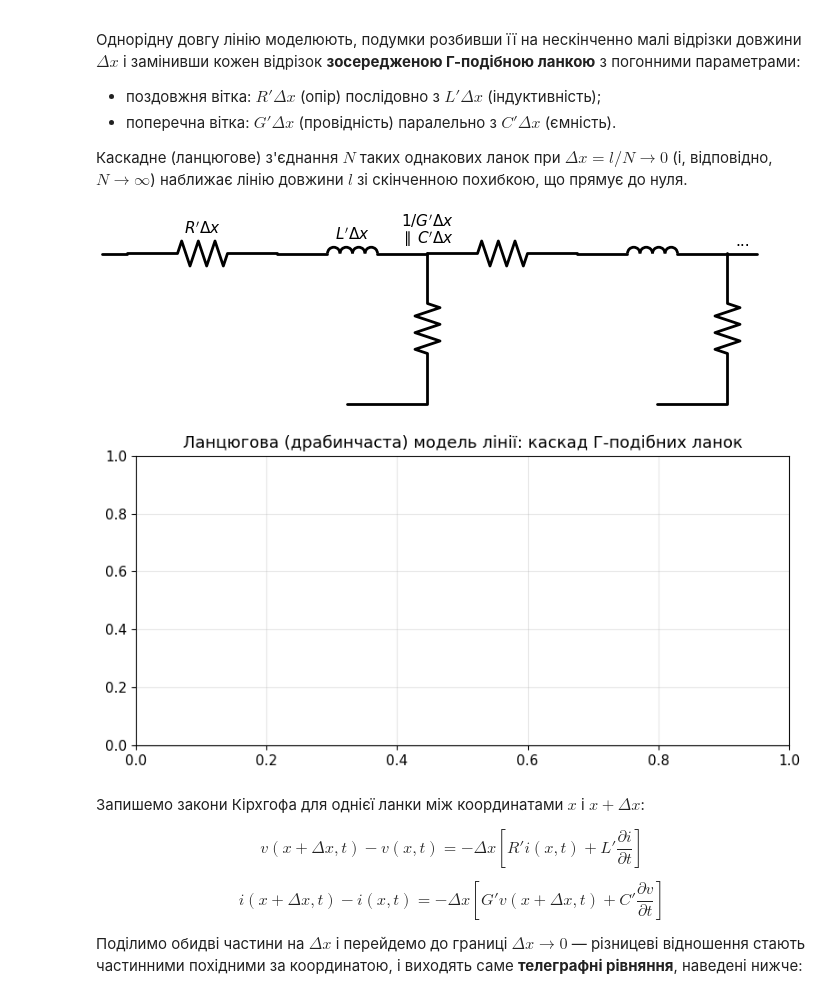
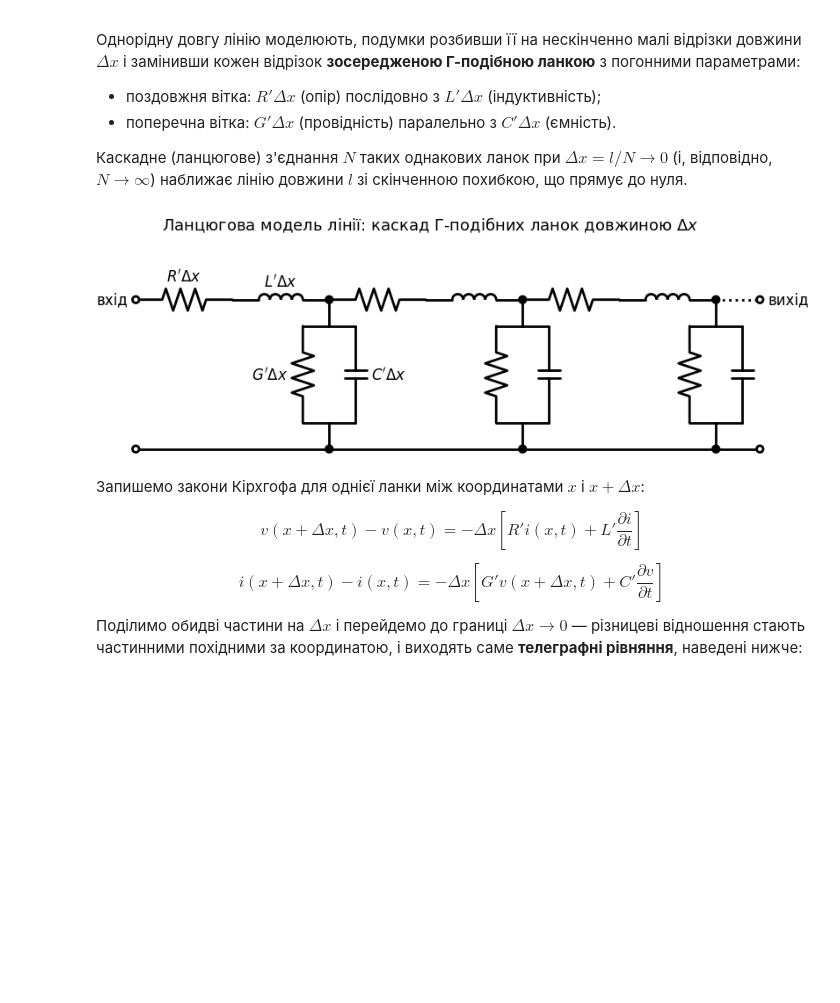
Before and after one commit to vim4all/Lectures_Basics_of_radio_electronics_in_Ukrainian, a Jupyter notebook: Основи радіотехніки_2_частина.ipynb, the cells around one changed output. Saved outputs shown, nothing was run; the diff lists cells and outputs as text; code cells hidden in the pictures; blank space fills up the shorter version.

```diff
--- a/Основи радіотехніки_2_частина.ipynb
+++ b/Основи радіотехніки_2_частина.ipynb
@@ -1522,18 +1522,16 @@ interactive(children=(FloatSlider(value=0.3, description='ζ (демпфуван
 
 **Власна частота:** $\omega_0 = \dfrac{1}{\sqrt{LC}}$, &nbsp; **Коефіцієнт загасання:** $\alpha = \dfrac{R}{2L}$
 # %%
-# Schemdraw: RLC series circuit
+# Schemdraw: послідовне RLC-коло з ключем K
 if SCHEMDRAW_AVAILABLE:
-    with schemdraw.Drawing(fontsize=13) as d:
-        d += (v := elm.SourceV().up().label('$V_{in}$'))
-        d += elm.Line().right()
-        d += (sw := elm.Switch().right().label('K', loc='top'))
-        d += (r := elm.Resistor().right().label('$R$'))
-        d += (l := elm.Inductor().right().label('$L$'))
-        d += (c := elm.Capacitor().down().label('$C$', loc='right').label('$u_C(t)$', loc='left'))
-        d += elm.Line().left().tox(v.start)
-    plt.title('Послідовне RLC-коло з ключем K')
-    plt.tight_layout(); plt.show()
+    with schemdraw.Drawing(fontsize=13, unit=3) as d:
+        v = d.add(elm.SourceV().up().label('$V_{in}$'))
+        d.add(elm.Switch(action='close').right().label('K'))
+        R = d.add(elm.Resistor().right().label('$R$'))
+        d.add(elm.CurrentLabel(top=False, length=1.2).at(R).label('$i(t)$'))
+        d.add(elm.Inductor().right().label('$L$'))
+        c = d.add(elm.Capacitor().down().label('$C$', loc='top').label('$u_C(t)$', loc='bottom'))
+        d.add(elm.Line().left().tox(v.start))
 else:
     print('pip install schemdraw')
 # %% [output]
@@ -2193,23 +2190,36 @@ interactive(children=(FloatSlider(value=50.0, description='Z0 (Ом)', max=300.0
 # %%
 # Schemdraw: моделювання лінії ланцюговою (драбинчастою) схемою з Г-подібних ланок
 if SCHEMDRAW_AVAILABLE:
-    with schemdraw.Drawing(fontsize=11) as d:
-        d += elm.Line().right(0.5)
-        for k in range(2):
-            d += elm.Resistor().right().label(f"$R'\\Delta x$" if k == 0 else '', loc='top')
-            d += elm.Inductor().right().label(f"$L'\\Delta x$" if k == 0 else '', loc='top')
+    with schemdraw.Drawing(fontsize=12, unit=2.2) as d:
+        inp = d.add(elm.Dot(open=True).label('вхід', loc='left'))
+        x0 = inp.center[0]
+        for k in range(3):
+            d.add(elm.Resistor().right().label("$R'\\Delta x$" if k == 0 else ''))
+            d.add(elm.Inductor().right().label("$L'\\Delta x$" if k == 0 else ''))
+            node = d.add(elm.Dot())
             d.push()
-            d += elm.Resistor().down().label(f"$1/G'\\Delta x$\n$\\parallel\\, C'\\Delta x$" if k == 0 else '', loc='right')
-            d += elm.Line().left(1.6 if k == 0 else 1.4)
+            d.add(elm.Line().down(0.6))
+            d.add(elm.Line().left(0.6))
+            d.add(elm.Resistor().down(2.2).label("$G'\\Delta x$" if k == 0 else '', loc='top'))
+            d.add(elm.Line().right(0.6))
+            d.add(elm.Line().at((node.center[0], node.center[1] - 0.6)).right(0.6))
+            d.add(elm.Capacitor().down(2.2).label("$C'\\Delta x$" if k == 0 else '', loc='bottom'))
+            d.add(elm.Line().left(0.6))
+            d.add(elm.Line().down(0.6))
+            d.add(elm.Dot())
             d.pop()
-        d += elm.Line().right(0.6).label('...')
-    plt.title("Ланцюгова (драбинчаста) модель лінії: каскад Г-подібних ланок")
-    plt.tight_layout(); plt.show()
+        d.add(elm.Line().right(1).linestyle(':'))
+        d.add(elm.Dot(open=True).label('вихід', loc='right'))
+        y0 = node.center[1] - 3.4
+        d.add(elm.Line().at((x0, y0)).right().tox(node.center[0] + 1))
+        d.add(elm.Dot(open=True).at((x0, y0)))
+        d.add(elm.Dot(open=True).at((node.center[0] + 1, y0)))
+        d.add(elm.Label().at((node.center[0] / 2, 1.6)).label(
+            'Ланцюгова модель лінії: каскад Г-подібних ланок довжиною $\\Delta x$', fontsize=13))
 else:
     print('Встановіть schemdraw: pip install schemdraw')
 # %% [output]
-[figure, old version]
+[figure, new version]
-[figure, removed]
 # %% [markdown]
 Запишемо закони Кірхгофа для однієї ланки між координатами $x$ і $x+\Delta x$:
 
```
Also changed, not shown: parts of 1 cell of this notebook, 1 other file.
